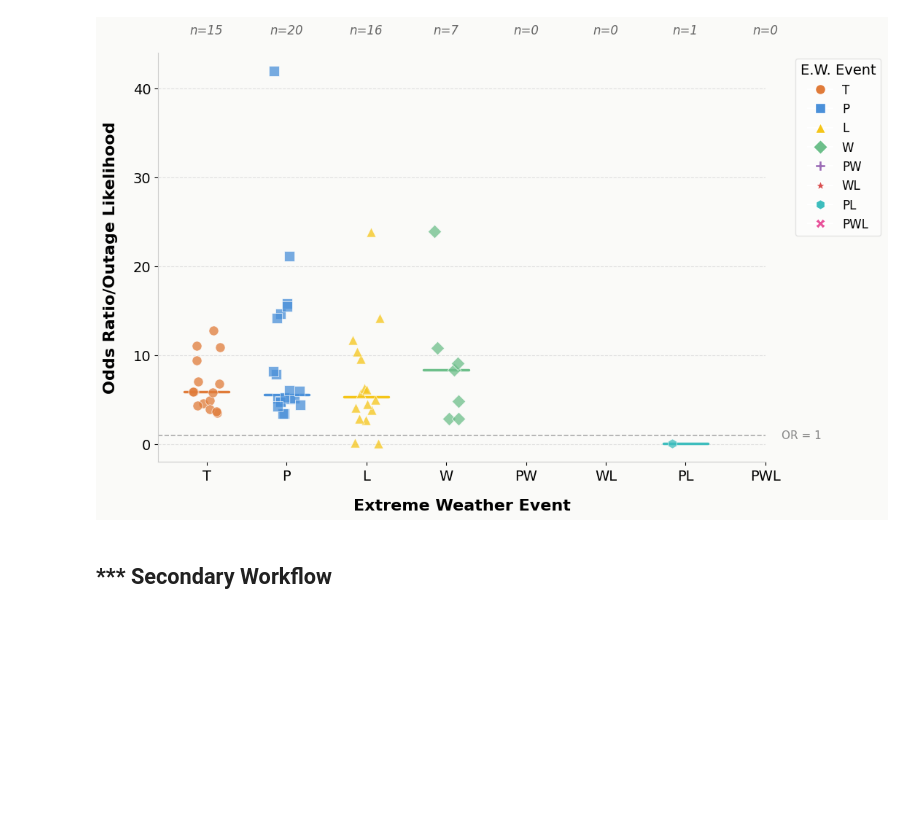
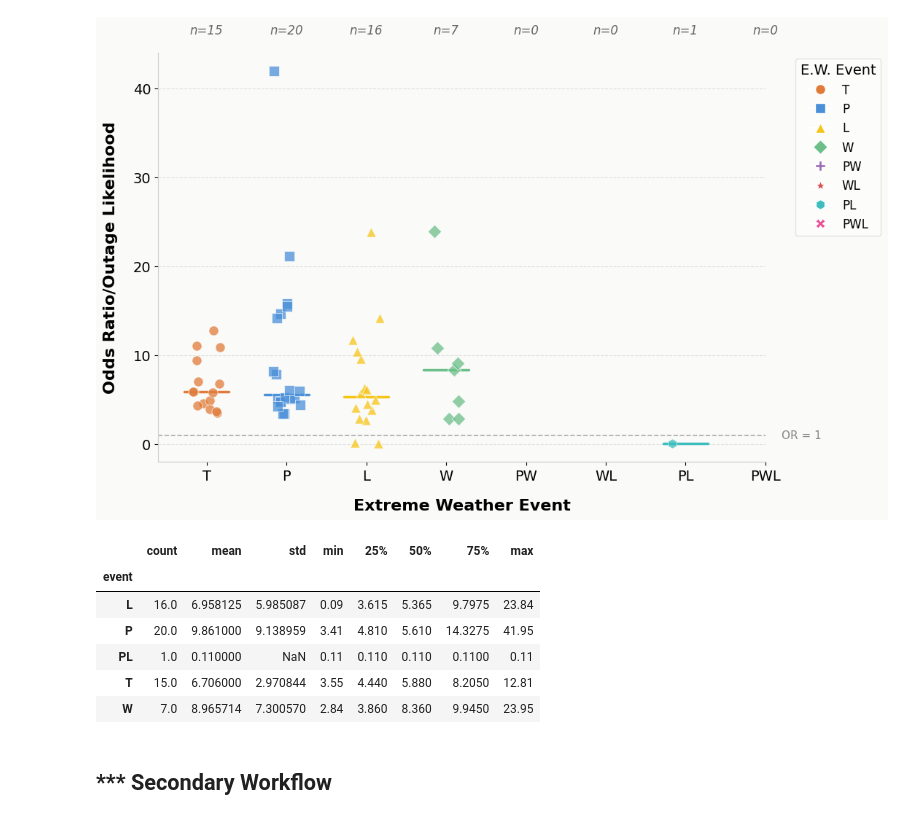
Before and after one commit to KaytheDee/pqr_extreme_weather_analysis, a Jupyter notebook: notebooks/_Logit_Co_occurrence_per_EA_overlapping_hours_full_model_3_day.ipynb, the cells around one changed output. Cells and saved outputs as stored; diff of their text form; code cells hidden in the pictures; blank space fills up the shorter version.

```diff
--- a/notebooks/_Logit_Co_occurrence_per_EA_overlapping_hours_full_model_3_day.ipynb
+++ b/notebooks/_Logit_Co_occurrence_per_EA_overlapping_hours_full_model_3_day.ipynb
@@ -2012,6 +2012,16 @@ plot_odds_ratio_jitter(
 [figure]
 # %%
 summary_df_clean = summary_df_clean.merge(eas_n_cesi_level, on = 'ea_code9ch', how = 'left')
+# %%
+summary_df_clean.groupby('event')['odds_ratio'].describe()
+# %% [output]
+|  | count | mean | std | min | 25% | 50% | 75% | max |
+| event |  |  |  |  |  |  |  |  |
+| L | 16.0 | 6.958125 | 5.985087 | 0.09 | 3.615 | 5.365 | 9.7975 | 23.84 |
+| P | 20.0 | 9.861000 | 9.138959 | 3.41 | 4.810 | 5.610 | 14.3275 | 41.95 |
+| PL | 1.0 | 0.110000 | NaN | 0.11 | 0.110 | 0.110 | 0.1100 | 0.11 |
+| T | 15.0 | 6.706000 | 2.970844 | 3.55 | 4.440 | 5.880 | 8.2050 | 12.81 |
+| W | 7.0 | 8.965714 | 7.300570 | 2.84 | 3.860 | 8.360 | 9.9450 | 23.95 |
 # %% [markdown]
 ## *** Secondary Workflow
 # %% [markdown]
```
Also changed, not shown: parts of 6 cells of this notebook, 4 other files.
